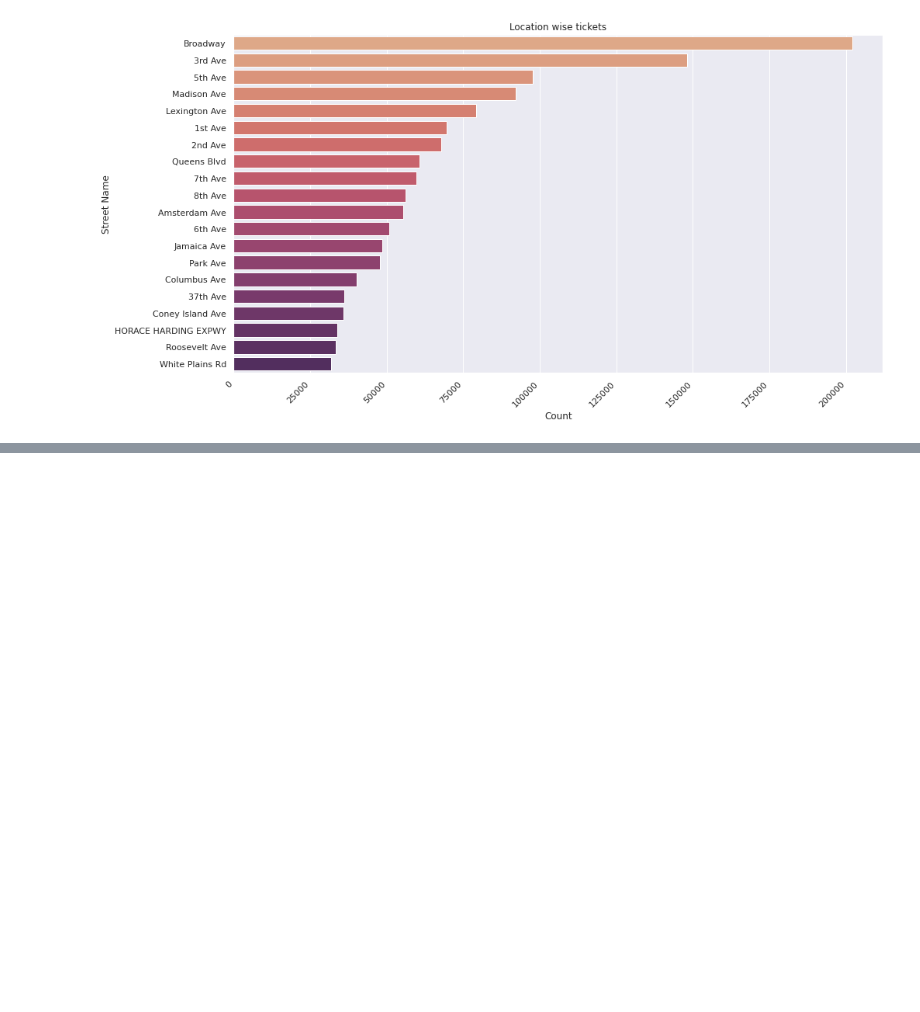
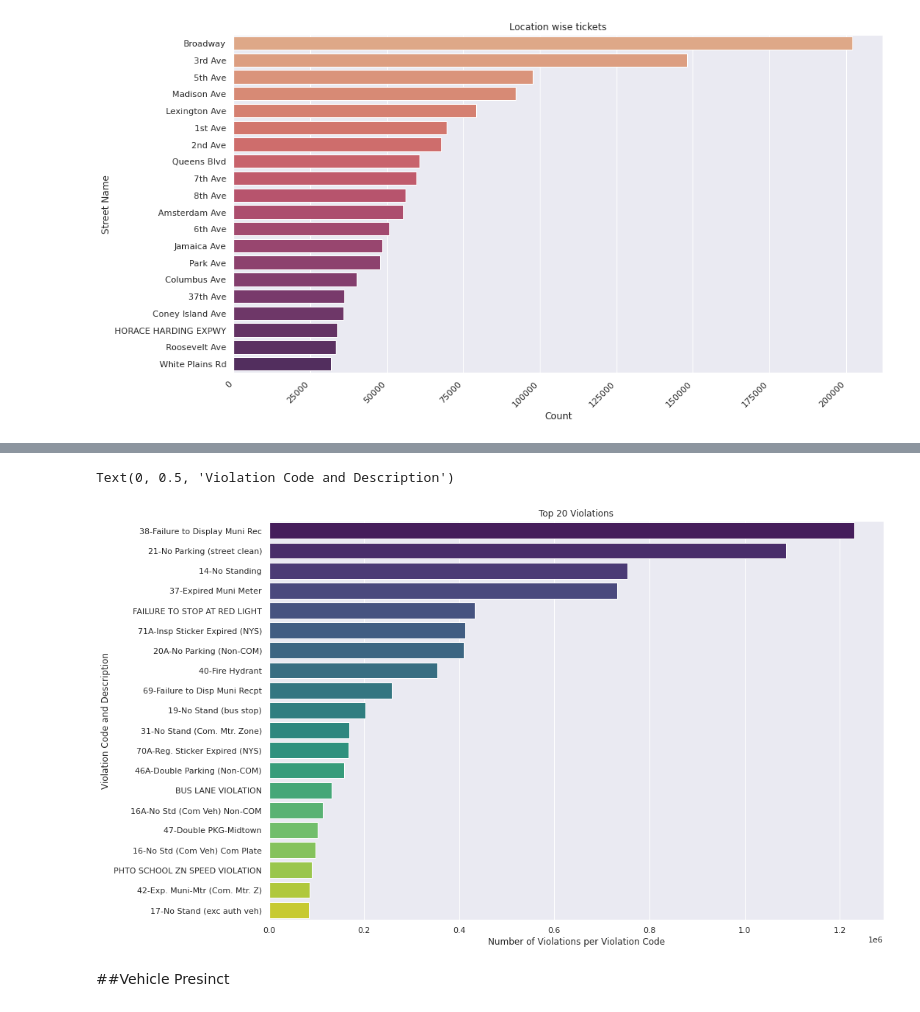
Before and after one commit to Amruta-Nadgouda/DataMiningProject, a Jupyter notebook: DM_Project_EDA.ipynb, the cells around one changed output, grey strips where cells are left out. Drawn from its saved outputs; the diff is of its cells as text; code cells hidden in the pictures; blank space fills up the shorter version.

```diff
--- a/DM_Project_EDA.ipynb
+++ b/DM_Project_EDA.ipynb
@@ -316,0 +343,3 @@ Text(0, 0.5, 'Street Name')
+# %%
+violationCode = dataDF['Violation Description'].value_counts()[:20]
+violationCode
@@ -316,0 +364,11 @@ Text(0, 0.5, 'Street Name')
+# %%
+plt.figure(figsize=(15,10))
+sns.barplot(x = violationCode.values, y = violationCode.index, palette='viridis')
+plt.title('Top 20 Violations')
+plt.xlabel('Number of Violations per Violation Code')
+plt.ylabel('Violation Code and Description')
+# %% [output]
+Text(0, 0.5, 'Violation Code and Description')
+[figure, added]
+# %% [markdown]
+##Vehicle Presinct
```
Also changed, not shown: parts of 9 cells of this notebook.
